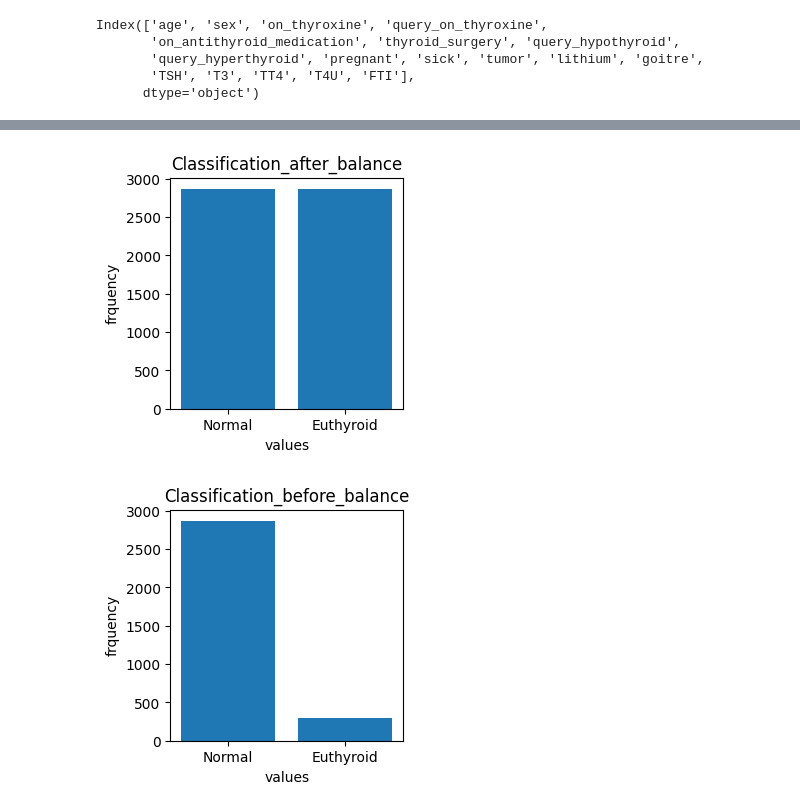
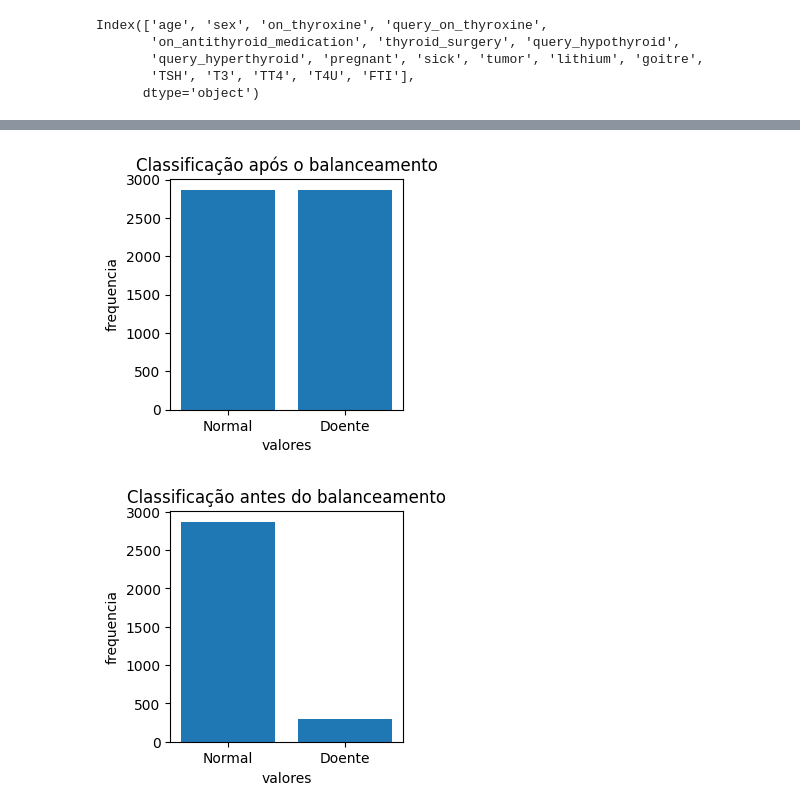
Before and after one commit to cilab-ufersa/euthyroid_sick_syndrome, a Jupyter notebook: euthyroid_sick_syndrome/CBIC23.ipynb, the cells around one changed output, grey strips where cells are left out. Cells and saved outputs as stored; diff of their text form; code cells hidden in the pictures.

```diff
--- a/euthyroid_sick_syndrome/CBIC23.ipynb
+++ b/euthyroid_sick_syndrome/CBIC23.ipynb
@@ -299,29 +360,29 @@ KeyError: "['classification'] not in index"
 # %%
 dataset = pd.read_csv('/home/vinicius/UFERSA/cilab/euthyroid_sick_syndrome/euthyroid_sick_syndrome/datasets/euthyroid/euthyroid_final_features.csv')
 #Balanceando dos dados
 dataset_bal, ouput_label = balance_dataset_smote(dataset, output_label_dataset, random_state=42, k_neighbors=5)
 output_label_dataset_bal = dataset_bal['classification']
 
 output_label_dataset_des = dataset['classification']
 
 
 # Função para criar o gráfico
 def plot_grafico_barras(dados, title):
-    labels = ['Normal', 'Euthyroid']
+    labels = ['Normal', 'Doente']
     count_0 = len(dados[dados == 0])
     count_1 = len(dados[dados == 1])
     contagem = [count_0, count_1]
 
     plt.figure(figsize=(3, 3))
     plt.bar(labels, contagem)
-    plt.xlabel('values')
-    plt.ylabel('frquency')
+    plt.xlabel('valores')
+    plt.ylabel('frequencia')
     plt.title(title)
     plt.savefig(title, dpi=300)
 
 # Chamar as funções para plotar os gráficos
-plot_grafico_barras(output_label_dataset_bal, 'Classification_after_balance')
-plot_grafico_barras(output_label_dataset_des, 'Classification_before_balance')
+plot_grafico_barras(output_label_dataset_bal, 'Classificação após o balanceamento')
+plot_grafico_barras(output_label_dataset_des, 'Classificação antes do balanceamento')
 # %% [output]
-[figure, old version]
+[figure, new version]
-[figure, old version]
+[figure, new version]
```
Also changed, not shown: parts of 5 cells of this notebook, 8 other files.
